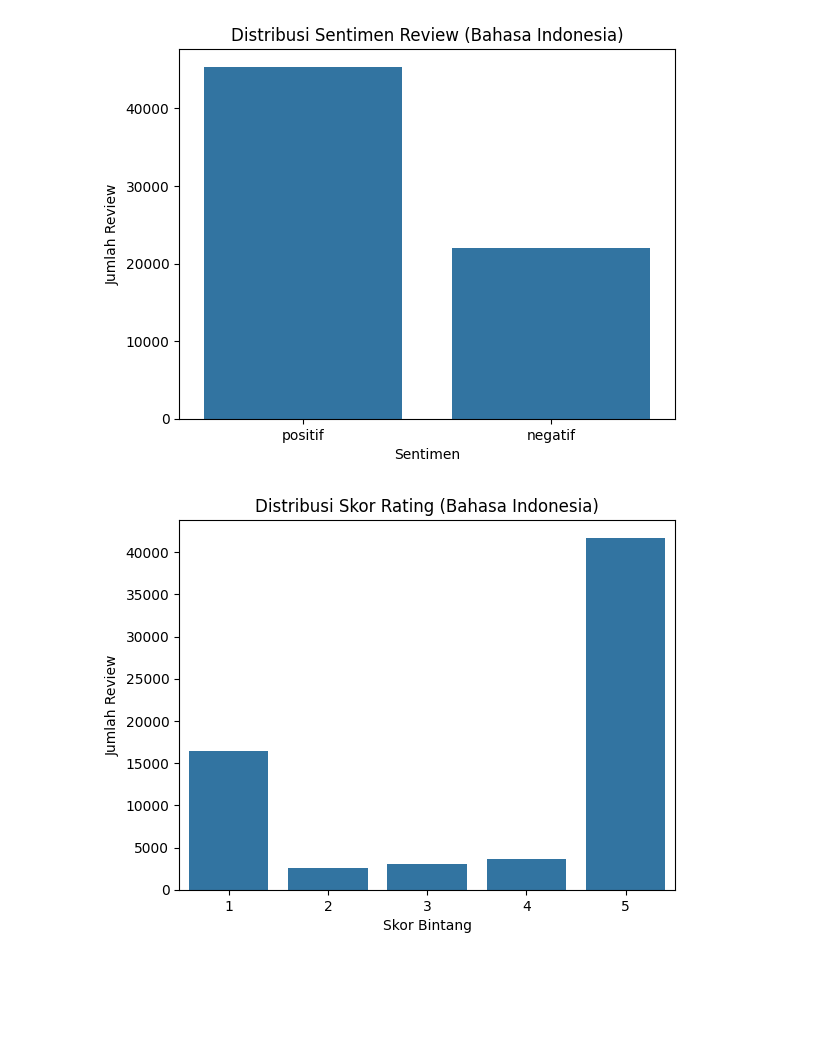
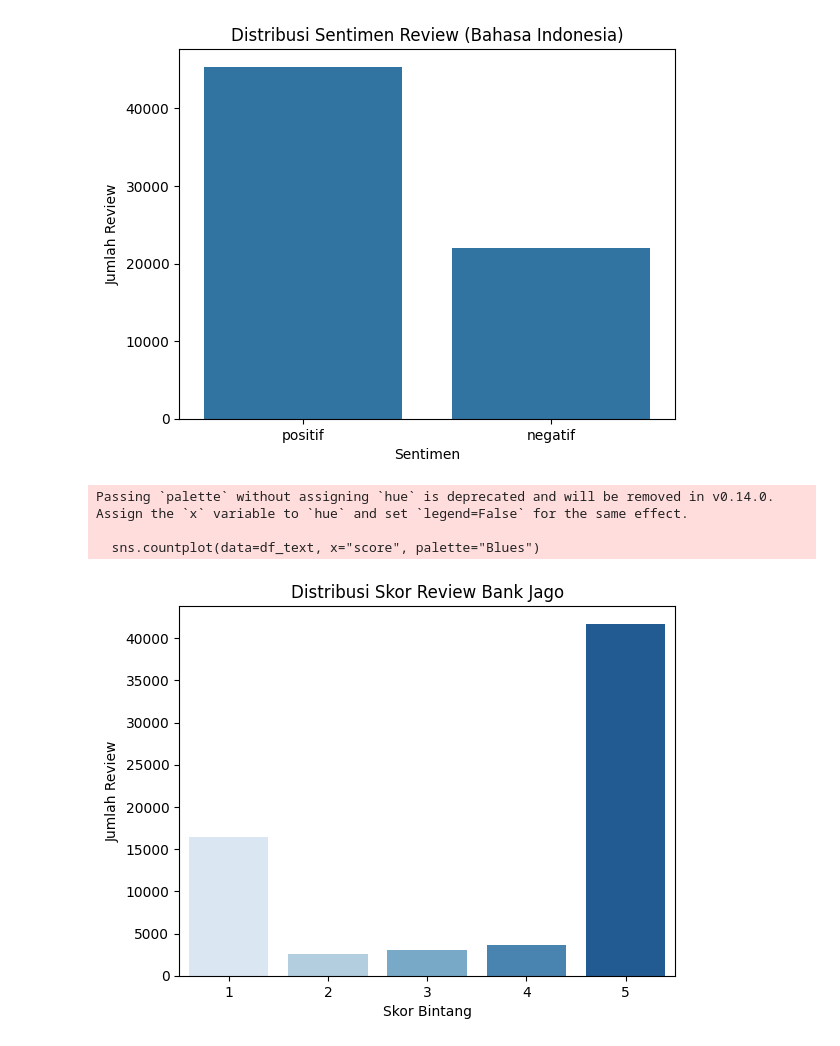
Before and after one commit to abyansyah052/NLP-1, a Jupyter notebook: jupyter/3-EDA.ipynb, the cells around one changed output. Cells and saved outputs as stored; diff of their text form; code cells hidden in the pictures; blank space fills up the shorter version.

```diff
--- a/jupyter/3-EDA.ipynb
+++ b/jupyter/3-EDA.ipynb
@@ -1,9 +1,14 @@
 # %%
 import pandas as pd
-import matplotlib.pyplot as plt # for Visualization
-import seaborn as sns # UI yang lebih bagus tapi diatas matplotlib
+import matplotlib.pyplot as plt
+import seaborn as sns
 
 df_text = pd.read_csv("../csv/jago_preprocessing.csv")
+
+# Load tanggal dari raw data
+df_raw = pd.read_csv("../csv/jago_reviews_raw.csv", usecols=["reviewId", "at"])
+df_text = df_text.merge(df_raw, on="reviewId", how="left")
+df_text["at"] = pd.to_datetime(df_text["at"])
 # %%
 sns.countplot(data=df_text, x="sentiment")
 plt.title("Distribusi Sentimen Review (Bahasa Indonesia)")
@@ -13,10 +18,14 @@ plt.show()
 # %% [output]
 [figure]
 # %%
-sns.countplot(data=df_text, x="score")
-plt.title("Distribusi Skor Rating (Bahasa Indonesia)")
+# Distribusi skor bintang
+sns.countplot(data=df_text, x="score", palette="Blues")
+plt.title("Distribusi Skor Review Bank Jago")
 plt.xlabel("Skor Bintang")
 plt.ylabel("Jumlah Review")
 plt.show()
 # %% [output]
+Passing `palette` without assigning `hue` is deprecated and will be removed in v0.14.0. Assign the `x` variable to `hue` and set `legend=False` for the same effect.
+
+  sns.countplot(data=df_text, x="score", palette="Blues")
-[figure, old version]
+[figure, new version]
```
Also changed, not shown: parts of 11 cells of this notebook, 2 other files.
